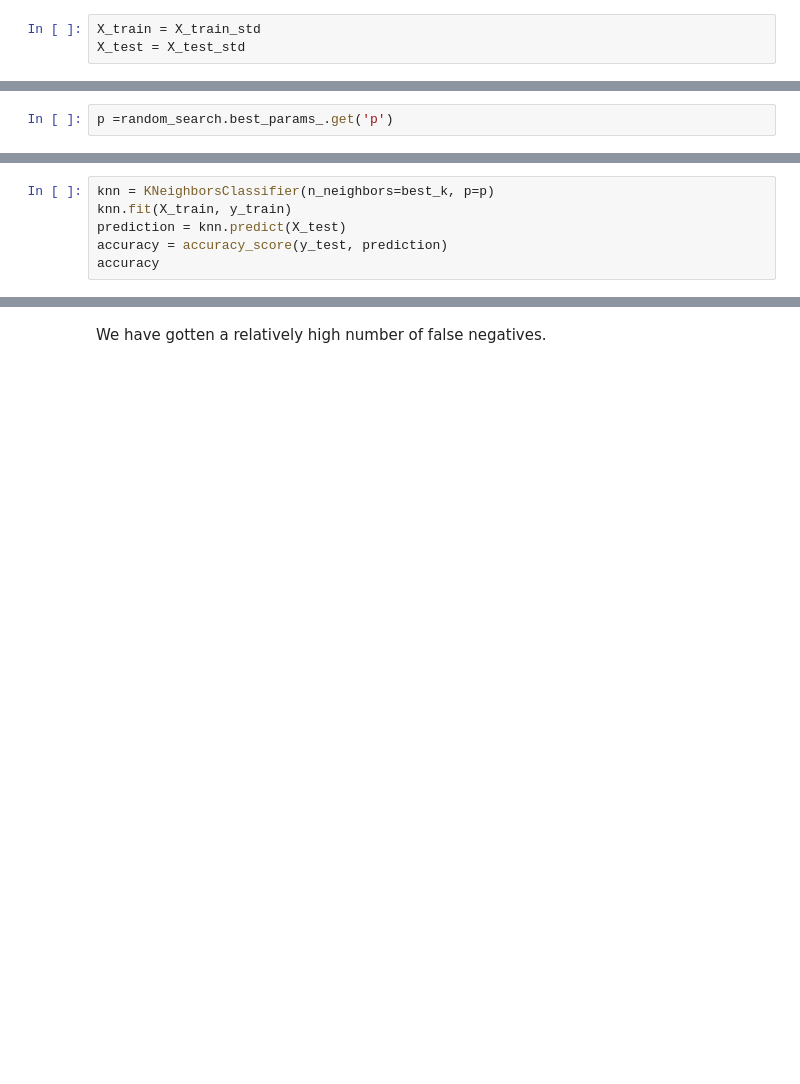
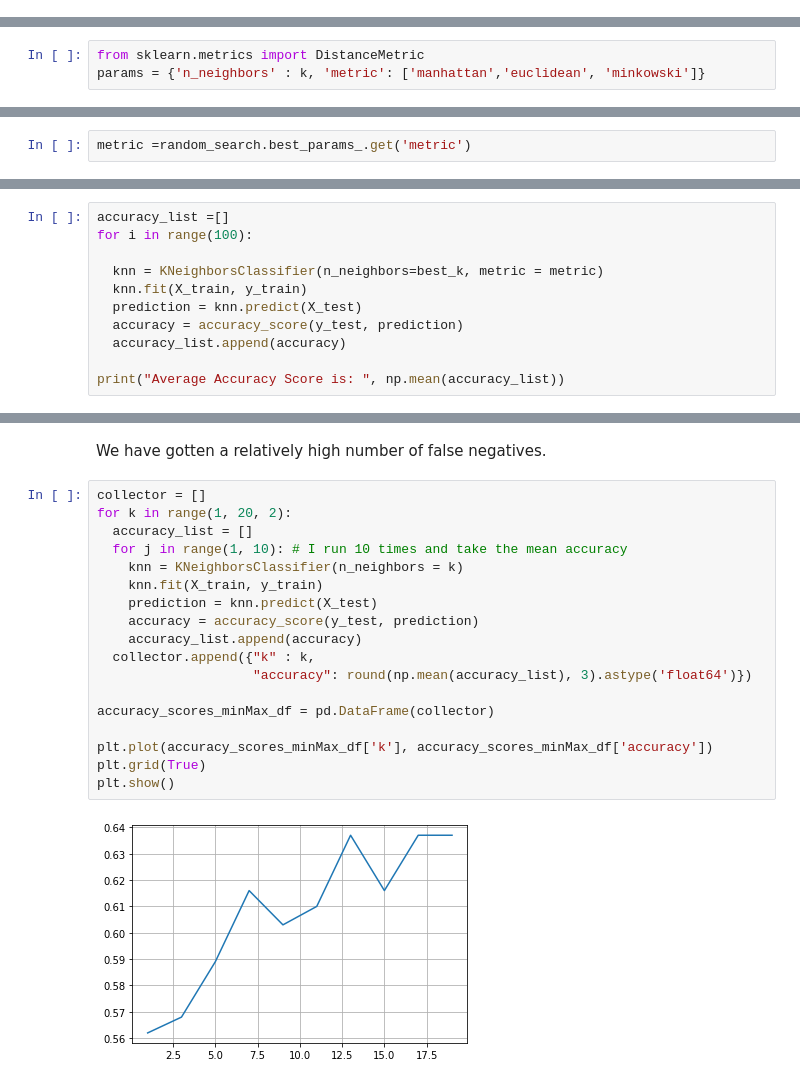
Before and after one commit to FreshJonas/brfss_heartDiseaseOrAttack, a Jupyter notebook: code/knn/knn.ipynb, the cells around one changed output, grey strips where cells are left out. Saved outputs shown, nothing was run; the diff lists cells and outputs as text; blank space fills up the shorter version.

```diff
--- a/code/knn/knn.ipynb
+++ b/code/knn/knn.ipynb
@@ -132,6 +87,3 @@ print(f"Average accuracy for Standardization {accuracy_scores_minMax_df['accurac
-# %%
-X_train = X_train_std
-X_test = X_test_std
 # %% [markdown]
 We tried to optimized the KNN using RandomizedSearchCV. We will try to get the best number of neighbors.
 # %%
@@ -148,3 +96,6 @@ params = {'n_neighbors' : k, 'p' : [1, 2]}
+# %%
+from sklearn.metrics import DistanceMetric
+params = {'n_neighbors' : k, 'metric': ['manhattan','euclidean', 'minkowski']}
 # %% [markdown]
 cv=5 means cross validation with 5 folds
 # %%
@@ -160,10 +119,15 @@ print(best_k)
 # %%
-p =random_search.best_params_.get('p')
+metric =random_search.best_params_.get('metric')
 # %% [markdown]
 Check if we get the same or very similar result:
 # %%
-knn = KNeighborsClassifier(n_neighbors=best_k, p=p)
-knn.fit(X_train, y_train)
-prediction = knn.predict(X_test)
-accuracy = accuracy_score(y_test, prediction)
-accuracy
+accuracy_list =[]
+for i in range(100):
+
+  knn = KNeighborsClassifier(n_neighbors=best_k, metric = metric)
+  knn.fit(X_train, y_train)
+  prediction = knn.predict(X_test)
+  accuracy = accuracy_score(y_test, prediction)
+  accuracy_list.append(accuracy)
+
+print("Average Accuracy Score is: ", np.mean(accuracy_list))
@@ -177,2 +146,22 @@ plot_confusion_matrix(knn, X_test, y_test)
 # %% [markdown]
 We have gotten a relatively high number of false negatives.
+# %%
+collector = []
+for k in range(1, 20, 2):
+  accuracy_list = []
+  for j in range(1, 10): # I run 10 times and take the mean accuracy
+    knn = KNeighborsClassifier(n_neighbors = k)
+    knn.fit(X_train, y_train)
+    prediction = knn.predict(X_test)
+    accuracy = accuracy_score(y_test, prediction)
+    accuracy_list.append(accuracy)
+  collector.append({"k" : k,
+                    "accuracy": round(np.mean(accuracy_list), 3).astype('float64')})
+
+accuracy_scores_minMax_df = pd.DataFrame(collector)
+
+plt.plot(accuracy_scores_minMax_df['k'], accuracy_scores_minMax_df['accuracy'])
+plt.grid(True)
+plt.show()
+# %% [output]
+[figure, added]
```
Also changed, not shown: parts of 32 cells of this notebook.
